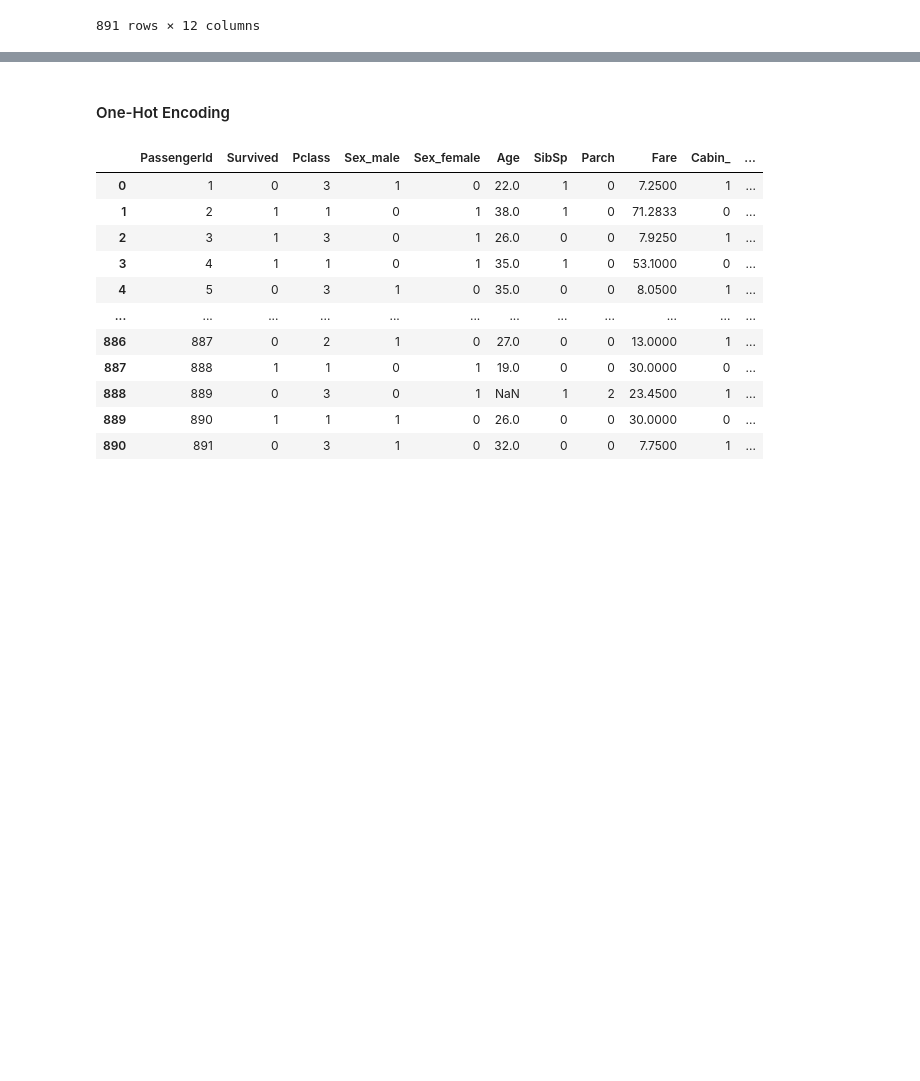
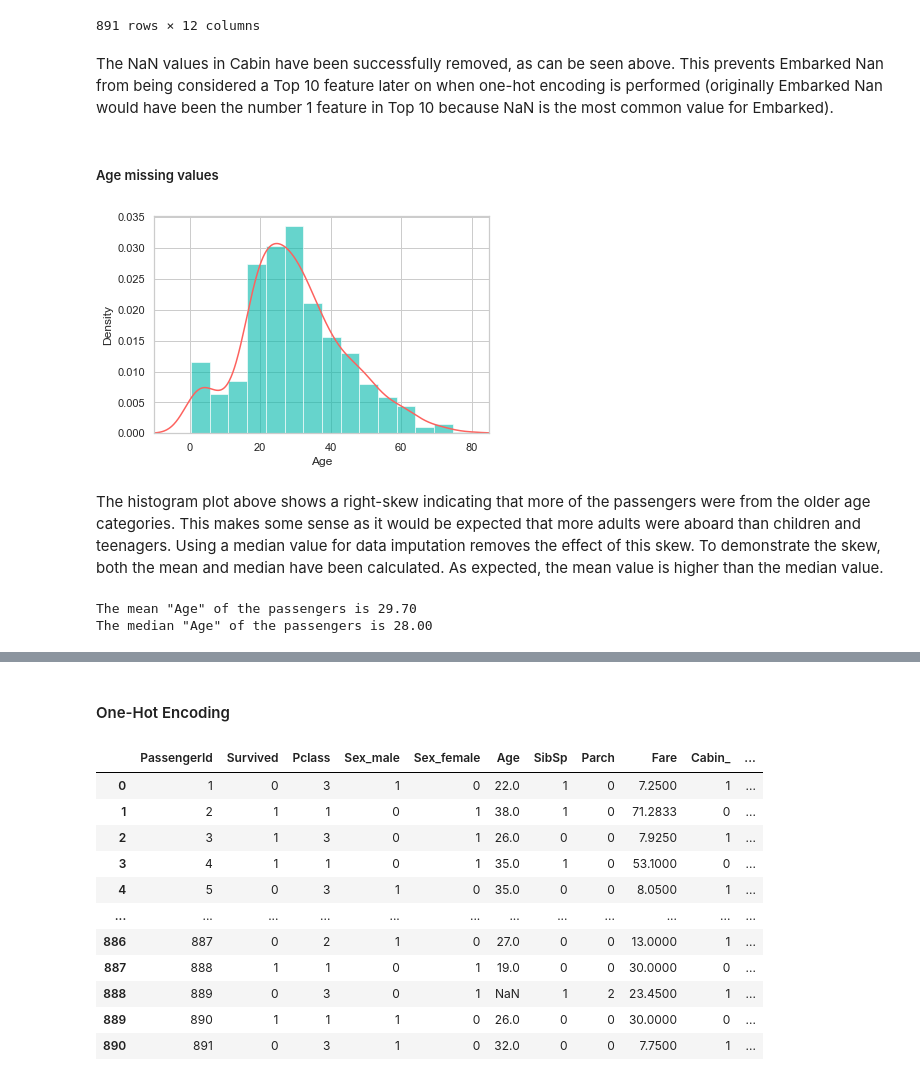
Before and after one commit to catstacks/TDADSAssignments, a Jupyter notebook: LogReg.ipynb, the cells around one changed output, grey strips where cells are left out. Saved outputs shown, nothing was run; the diff lists cells and outputs as text; code cells hidden in the pictures; blank space fills up the shorter version.

```diff
--- a/LogReg.ipynb
+++ b/LogReg.ipynb
@@ -149,3 +165,27 @@ train_df
 | 889 | 890 | 1 | 1 | Behr, Mr. Karl Howell | male | 26.0 | 0 | 0 | 111369 | 30.0000 | ... |
 | 890 | 891 | 0 | 3 | Dooley, Mr. Patrick | male | 32.0 | 0 | 0 | 370376 | 7.7500 | ... |
 891 rows × 12 columns
+# %% [markdown]
+The NaN values in Cabin have been successfully removed, as can be seen above. This prevents Embarked Nan from being considered a Top 10 feature later on when one-hot encoding is performed (originally Embarked Nan would have been the number 1 feature in Top 10 because NaN is the most common value for Embarked).
+# %% [markdown]
+##### Age missing values
+# %%
+# Plot a normal distribution for Age
+ax = train_df["Age"].hist(bins=15, density=True, stacked=True, color='#01b8aa', alpha=0.6)
+train_df["Age"].plot(kind='density', color='#fd625e')
+ax.set(xlabel='Age')
+plt.xlim(-10,85)
+plt.show()
+# %% [output]
+[figure, added]
+# %% [markdown]
+The histogram plot above shows a right-skew indicating that more of the passengers were from the older age categories. This makes some sense as it would be expected that more adults were aboard than children and teenagers. Using a median value for data imputation removes the effect of this skew. To demonstrate the skew, both the mean and median have been calculated. As expected, the mean value is higher than the median value.
+# %%
+# Calculate the mean Age
+print('The mean "Age" of the passengers is %.2f' %(train_df["Age"].mean(skipna=True)))
+
+# Calculate the median Age
+print('The median "Age" of the passengers is %.2f' %(train_df["Age"].median(skipna=True)))
+# %% [output]
+The mean "Age" of the passengers is 29.70
+The median "Age" of the passengers is 28.00
```
Also changed, not shown: parts of 16 cells of this notebook.
